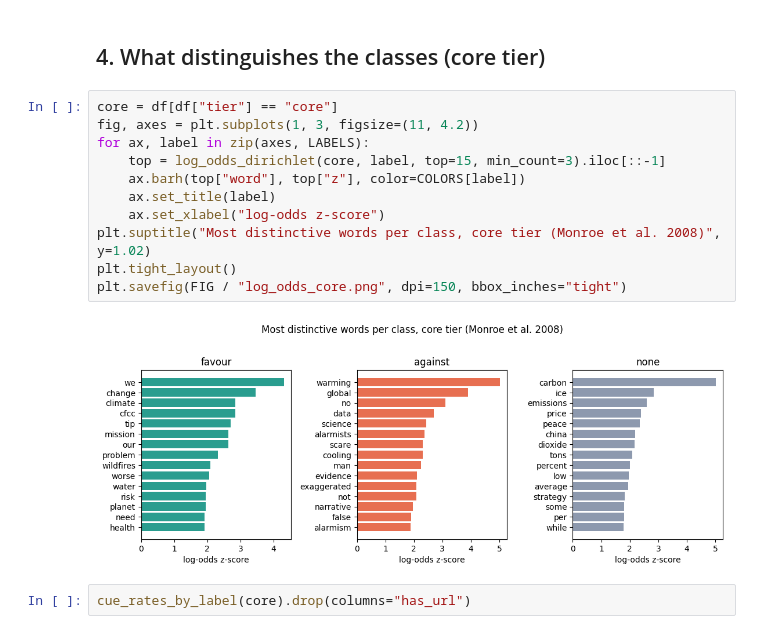
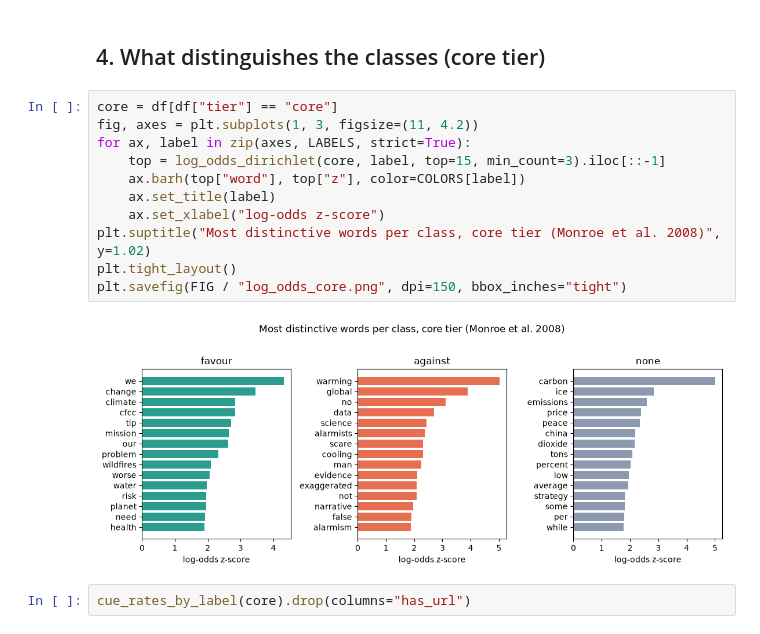
Before and after one commit to Aakash25-11-04/Climate_Stance_Indic, a Jupyter notebook: notebooks/01_data_exploration.ipynb, the cells around one changed output. Cells and saved outputs as stored; diff of their text form.

```diff
--- a/notebooks/01_data_exploration.ipynb
+++ b/notebooks/01_data_exploration.ipynb
@@ -216,16 +229,16 @@ SemEval, GWSD, ClimateReddit) give 2,909 rows with 483 *against*. CASE and Dhoro
 # %%
 core = df[df["tier"] == "core"]
 fig, axes = plt.subplots(1, 3, figsize=(11, 4.2))
-for ax, label in zip(axes, LABELS):
+for ax, label in zip(axes, LABELS, strict=True):
     top = log_odds_dirichlet(core, label, top=15, min_count=3).iloc[::-1]
     ax.barh(top["word"], top["z"], color=COLORS[label])
     ax.set_title(label)
     ax.set_xlabel("log-odds z-score")
 plt.suptitle("Most distinctive words per class, core tier (Monroe et al. 2008)", y=1.02)
 plt.tight_layout()
 plt.savefig(FIG / "log_odds_core.png", dpi=150, bbox_inches="tight")
 # %% [output]
-[figure, old version]
+[figure, new version]
 # %%
 cue_rates_by_label(core).drop(columns="has_url")
 # %% [output]
```
Also changed, not shown: parts of 8 cells of this notebook, 8 other files.
